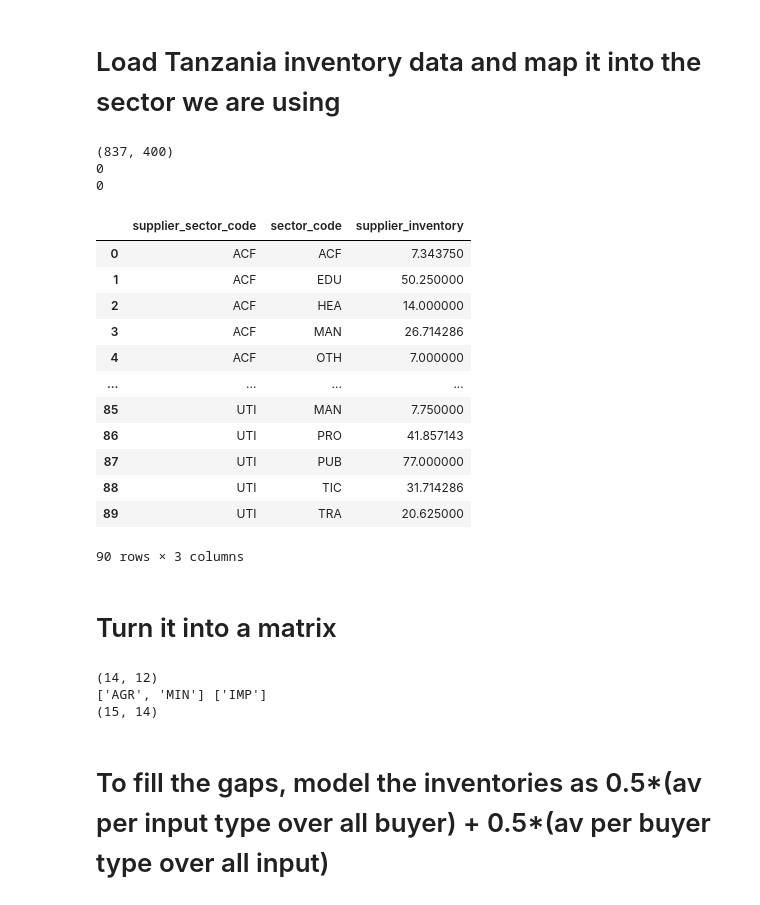
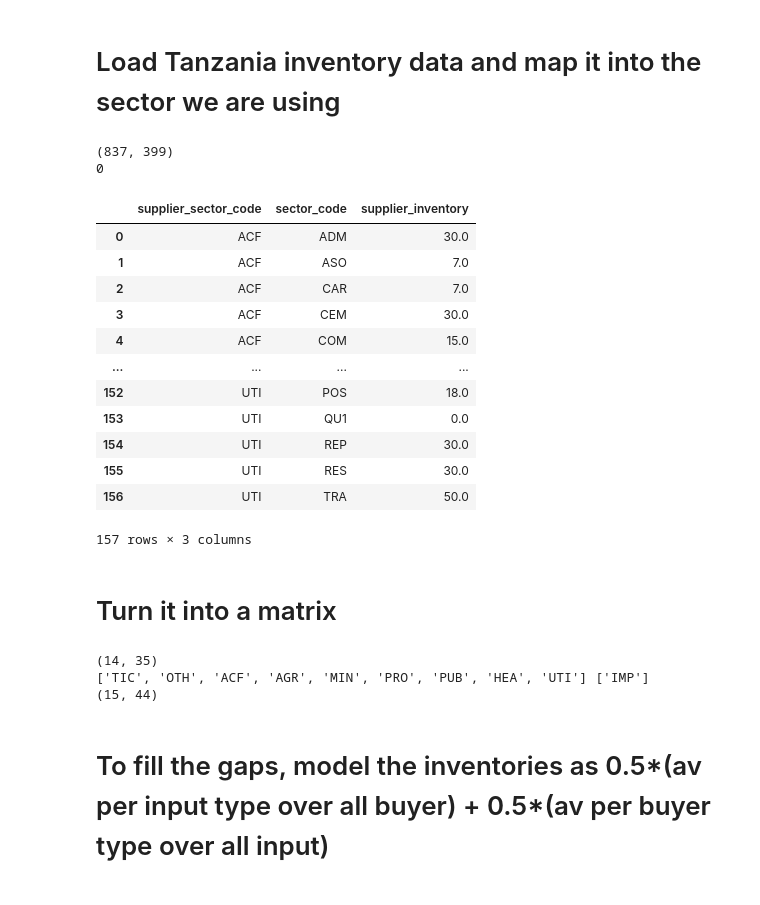
Before and after one commit to ccolon/disrupt-sc, a Jupyter notebook: dataprep/Inventories.ipynb, the cells around one changed output. Drawn from its saved outputs; the diff is of its cells as text; code cells hidden in the pictures.

```diff
--- a/dataprep/Inventories.ipynb
+++ b/dataprep/Inventories.ipynb
@@ -11,52 +11,54 @@ output_folder = os.path.join('..', 'input', 'Ecuador', 'Supply')
 isicClass_to_isicSection = pd.read_csv(os.path.join(input_folder, 'Structured', 'Inventories', "ISICRev4_link.txt"), sep="\t").set_index('Class')['Section']
 isicSection_to_sector13 = pd.read_csv(os.path.join(input_folder, 'Structured', 'Inventories', "ISICRev4Section_13sectors.csv")).set_index('ISICRev4Section')['13sectors']
 isicSectionName_to_isicSectionCode = pd.read_csv(os.path.join(input_folder, "Structured", "Inventories", "ISICRev4_section_forMappingSupplierSurvey.txt"), delimiter="\t", dtype=str).set_index('Description')['Section']
+
+isic4_to_sector61 = pd.read_csv(os.path.join(input_folder, 'Structured', 'Sectors', "isic4_to_61sector.csv"), sep=",", dtype={'isic4_map': str})
+isic4_to_sector61 = isic4_to_sector61.dropna(subset=['isic4_map']).set_index('isic4_map')['trigram']
 # %%
 # load data
-#data = pd.read_stata(os.path.join(input_folder, '..', "..", "Tanzania", "Survey", "Results", 'Firm_TZ_weighted_27February_2019.dta'))
+data = pd.read_stata(os.path.join(input_folder, '..', "..", "Tanzania", "Survey", "Results", 'Firm_TZ_weighted_27February_2019.dta'))
 print(data.shape)
 
 # map sectors
-data['sector_code'] = data['icisorg'].map(isicClass_to_isicSection)
-data['sector_code'] = data['sector_code'].map(isicSection_to_sector13)
-print(stacked_table['sector_code'].isnull().sum())
+#data['sector_code'] = data['icisorg'].map(isicClass_to_isicSection)
+data['sector_code'] = data['icisorg'].astype(str).map(isic4_to_sector61)
+#print(data['sector_code'].isnull().sum())
 
 # Load supplier data. 1 group of columns for five main suppliers
 # rename columns and treat coded values
 data = data.rename(columns={'q4_2_'+str(i):'supplier_'+str(i)+'_sector' for i in range(1,6)})
 data = data.rename(columns={'q4_9_'+str(i):'supplier_'+str(i)+'_inventory' for i in range(1,6)})
 for i in range(1,6):
     data['supplier_'+str(i)+'_inventory'] = data['supplier_'+str(i)+'_inventory'].replace([8888,9999],np.nan)
 
 # put all supplier inventory and sector together
 stacked_table = pd.concat([data[['sector_code', 'supplier_'+str(i)+'_sector', "supplier_"+str(i)+"_inventory"]].copy().rename(columns={'supplier_'+str(i)+'_sector':'supplier_sector', "supplier_"+str(i)+"_inventory":"supplier_inventory"}) for i in range(1,6)])
 stacked_table = stacked_table.dropna()
 
 # map sectors of suppliers
 stacked_table['supplier_sector_code'] = stacked_table['supplier_sector'].map(isicSectionName_to_isicSectionCode)
 stacked_table['supplier_sector_code'] = stacked_table['supplier_sector_code'].map(isicSection_to_sector13)
 print(stacked_table['supplier_sector_code'].isnull().sum())
 
 # compute mean
 res = stacked_table.groupby(['supplier_sector_code', 'sector_code'])['supplier_inventory'].mean().reset_index()
 res
 # %% [output]
-(837, 400)
+(837, 399)
 0
-0
 |  | supplier_sector_code | sector_code | supplier_inventory |
-| 0 | ACF | ACF | 7.343750 |
-| 1 | ACF | EDU | 50.250000 |
-| 2 | ACF | HEA | 14.000000 |
-| 3 | ACF | MAN | 26.714286 |
-| 4 | ACF | OTH | 7.000000 |
+| 0 | ACF | ADM | 30.0 |
+| 1 | ACF | ASO | 7.0 |
+| 2 | ACF | CAR | 7.0 |
+| 3 | ACF | CEM | 30.0 |
+| 4 | ACF | COM | 15.0 |
 | ... | ... | ... | ... |
-| 85 | UTI | MAN | 7.750000 |
-| 86 | UTI | PRO | 41.857143 |
-| 87 | UTI | PUB | 77.000000 |
-| 88 | UTI | TIC | 31.714286 |
-| 89 | UTI | TRA | 20.625000 |
+| 152 | UTI | POS | 18.0 |
+| 153 | UTI | QU1 | 0.0 |
+| 154 | UTI | REP | 30.0 |
+| 155 | UTI | RES | 30.0 |
+| 156 | UTI | TRA | 50.0 |
-90 rows × 3 columns
+157 rows × 3 columns
 # %% [markdown]
 # Turn it into a matrix
 # %%
@@ -75,9 +77,9 @@ for col in missing_col:
     mat[col] = None
 print(mat.shape)
 # %% [output]
-(14, 12)
-['AGR', 'MIN'] ['IMP']
-(15, 14)
+(14, 35)
+['TIC', 'OTH', 'ACF', 'AGR', 'MIN', 'PRO', 'PUB', 'HEA', 'UTI'] ['IMP']
+(15, 44)
 # %% [markdown]
 # To fill the gaps, model the inventories as 0.5*(av per input type over all buyer) + 0.5*(av per buyer type over all input)
 # %%
```
Also changed, not shown: parts of 4 cells of this notebook, 7 other files.
